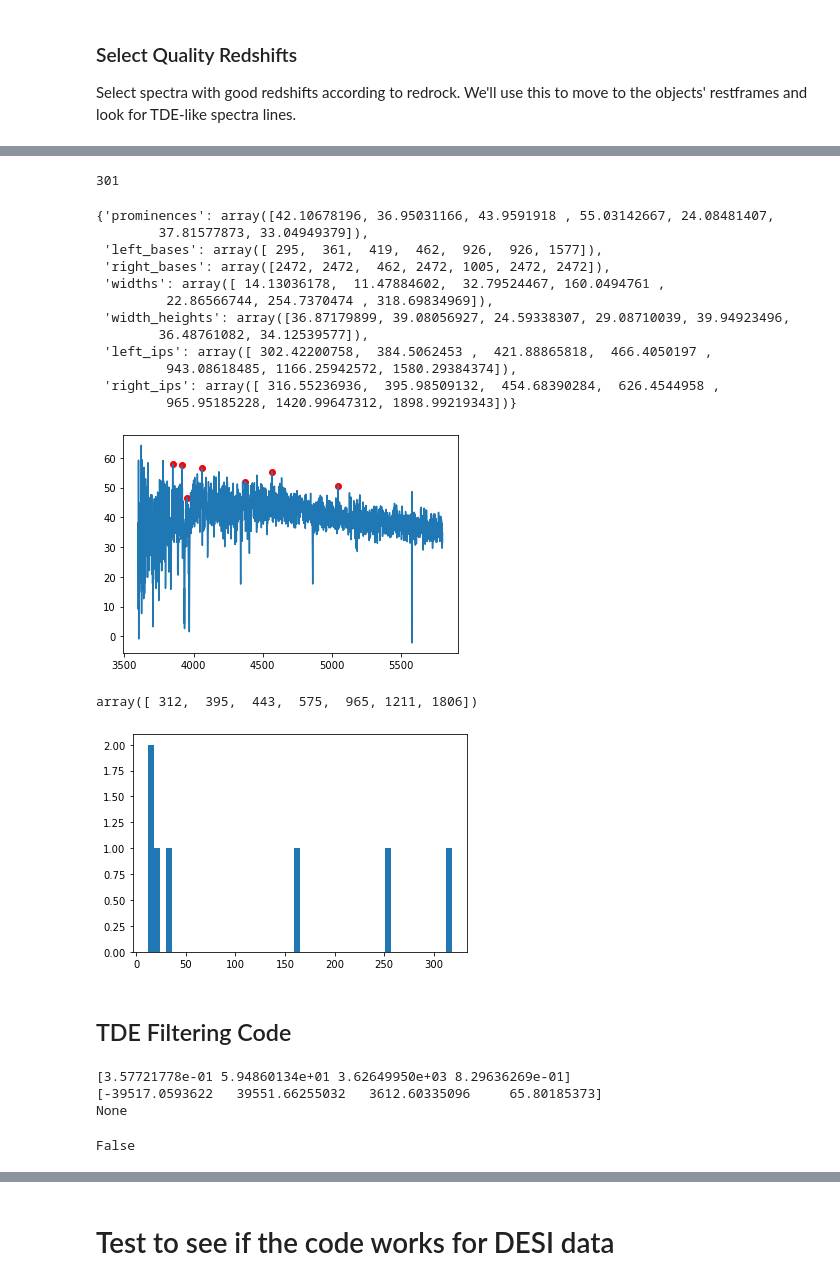
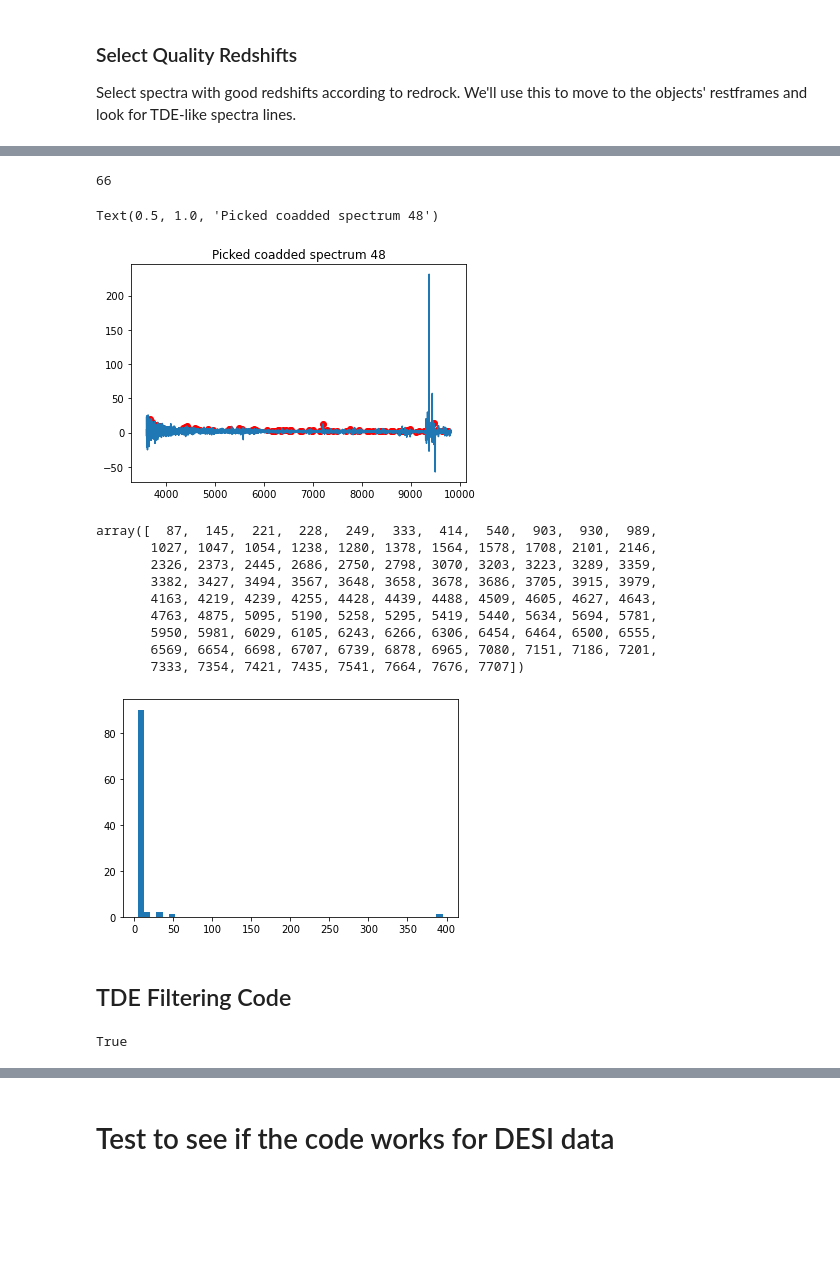
Before and after one commit to laruege/TDE-Finder, a Jupyter notebook: TDEfinder.ipynb, the cells around one changed output, grey strips where cells are left out. Cells and saved outputs as stored; diff of their text form; code cells hidden in the pictures; blank space fills up the shorter version.

```diff
--- a/TDEfinder.ipynb
+++ b/TDEfinder.ipynb
@@ -54,13 +56,22 @@ for tile in tiles:
         spec = read_spectra(coadd)
         zbest_files = coadd.replace('coadd', 'zbest')
         zbest = Table.read(zbest_files, 'ZBEST')
-        spec.extra_catalog = zbest
+
+        # Select spectra with good redshifts at low z to pick TDE candidates.
+        select = (zbest['DELTACHI2']>25) & (zbest['ZWARN']==0) & (zbest['Z']<=0.15) & (zbest['SPECTYPE']=='GALAXY')
+
+        # Match TARGETID between good redshifts in zbest and the spectra fibermap table.
+        idx = np.in1d(spec.fibermap['TARGETID'], zbest['TARGETID'][select])
+
+        # Coadd our selected (good redshift) spectra across the b, r, z cameras.
+        cspec = coadd_cameras(spec[idx])
+        cspec.extra_catalog = zbest[select]
 
         # Accumulate spectra from all petals into one object, "spectra."
         if spectra is None:
-            spectra = spec
+            spectra = cspec
         else:
-            spectra = specstack([spectra, spec])
+            spectra = specstack([spectra, cspec])
 
         break
     break
@@ -77,2 +108,2 @@ select = (zbest['DELTACHI2']>25) & (zbest['ZWARN']==0) & (zbest['Z']<=0.75)
 # %%
-spectra = spectra[select]
+spectra.extra_catalog
@@ -79,33 +130,31 @@ spectra = spectra[select]
 # %%
 spectra.num_spectra()
 # %% [output]
-301
+66
 # %%
-k = 5
-plt.plot(spectra.wave['b'], spectra.flux['b'][k])
-peaks, info = scipy.signal.find_peaks(spectra.flux['b'][k], prominence=0, width=10)
-plt.scatter(spectra.wave['b'][peaks], spectra.flux['b'][k][peaks], color='r')
-info
+k = np.random.choice(spectra.num_spectra())
+plt.plot(spectra.wave['brz'], spectra.flux['brz'][k])
+peaks, info = scipy.signal.find_peaks(spectra.flux['brz'][k], prominence=0, width=5)
+plt.scatter(spectra.wave['brz'][peaks], spectra.flux['brz'][k][peaks], color='r')
+plt.title('Picked coadded spectrum {}'.format(k))
+# info
 # %% [output]
-{'prominences': array([42.10678196, 36.95031166, 43.9591918 , 55.03142667, 24.08481407,
-        37.81577873, 33.04949379]),
- 'left_bases': array([ 295,  361,  419,  462,  926,  926, 1577]),
- 'right_bases': array([2472, 2472,  462, 2472, 1005, 2472, 2472]),
- 'widths': array([ 14.13036178,  11.47884602,  32.79524467, 160.0494761 ,
-         22.86566744, 254.7370474 , 318.69834969]),
- 'width_heights': array([36.87179899, 39.08056927, 24.59338307, 29.08710039, 39.94923496,
-        36.48761082, 34.12539577]),
- 'left_ips': array([ 302.42200758,  384.5062453 ,  421.88865818,  466.4050197 ,
-         943.08618485, 1166.25942572, 1580.29384374]),
- 'right_ips': array([ 316.55236936,  395.98509132,  454.68390284,  626.4544958 ,
-         965.95185228, 1420.99647312, 1898.99219343])}
+Text(0.5, 1.0, 'Picked coadded spectrum 48')
-[figure, old version]
+[figure, new version]
 # %%
 plt.hist(info['widths'], bins=50)
 peaks
 # %% [output]
-array([ 312,  395,  443,  575,  965, 1211, 1806])
+array([  87,  145,  221,  228,  249,  333,  414,  540,  903,  930,  989,
+       1027, 1047, 1054, 1238, 1280, 1378, 1564, 1578, 1708, 2101, 2146,
+       2326, 2373, 2445, 2686, 2750, 2798, 3070, 3203, 3223, 3289, 3359,
+       3382, 3427, 3494, 3567, 3648, 3658, 3678, 3686, 3705, 3915, 3979,
+       4163, 4219, 4239, 4255, 4428, 4439, 4488, 4509, 4605, 4627, 4643,
+       4763, 4875, 5095, 5190, 5258, 5295, 5419, 5440, 5634, 5694, 5781,
+       5950, 5981, 6029, 6105, 6243, 6266, 6306, 6454, 6464, 6500, 6555,
+       6569, 6654, 6698, 6707, 6739, 6878, 6965, 7080, 7151, 7186, 7201,
+       7333, 7354, 7421, 7435, 7541, 7664, 7676, 7707])
-[figure, old version]
+[figure, new version]
 # %% [markdown]
 ## TDE Filtering Code
 # %%
@@ -208,9 +260,6 @@ class TDEFilter:
         return he_ha_ratio > 0.9 and o_ha_ratio < 0.1
 # %%
 tdefilt = TDEFilter()
-tdefilt.is_tde(spectra.wave['b'], spectra.flux['b'][k])
+tdefilt.is_tde(spectra.wave['brz'], spectra.flux['brz'][k])
 # %% [output]
-[3.57721778e-01 5.94860134e+01 3.62649950e+03 8.29636269e-01]
-[-39517.0593622   39551.66255032   3612.60335096     65.80185373]
-None
+True
-False
```
Also changed, not shown: parts of 7 cells of this notebook.
